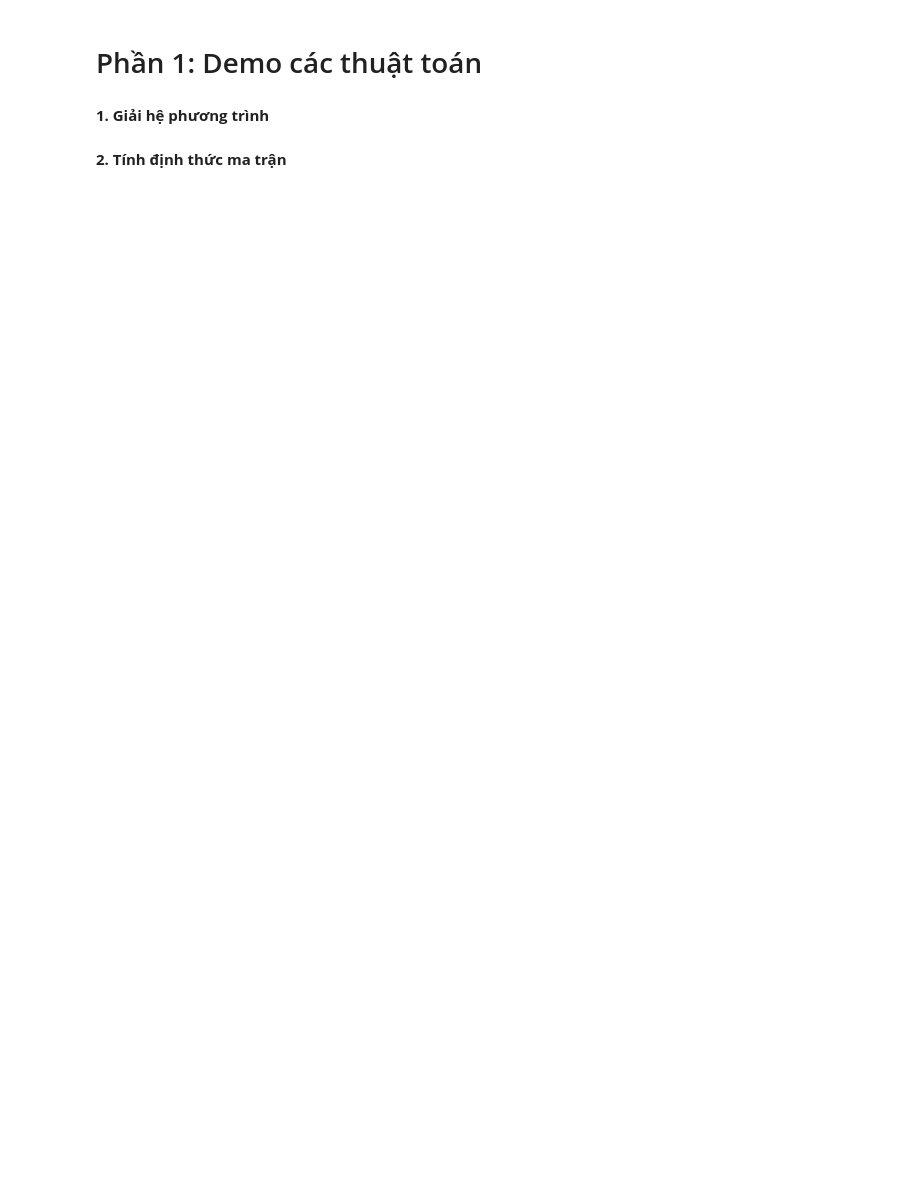
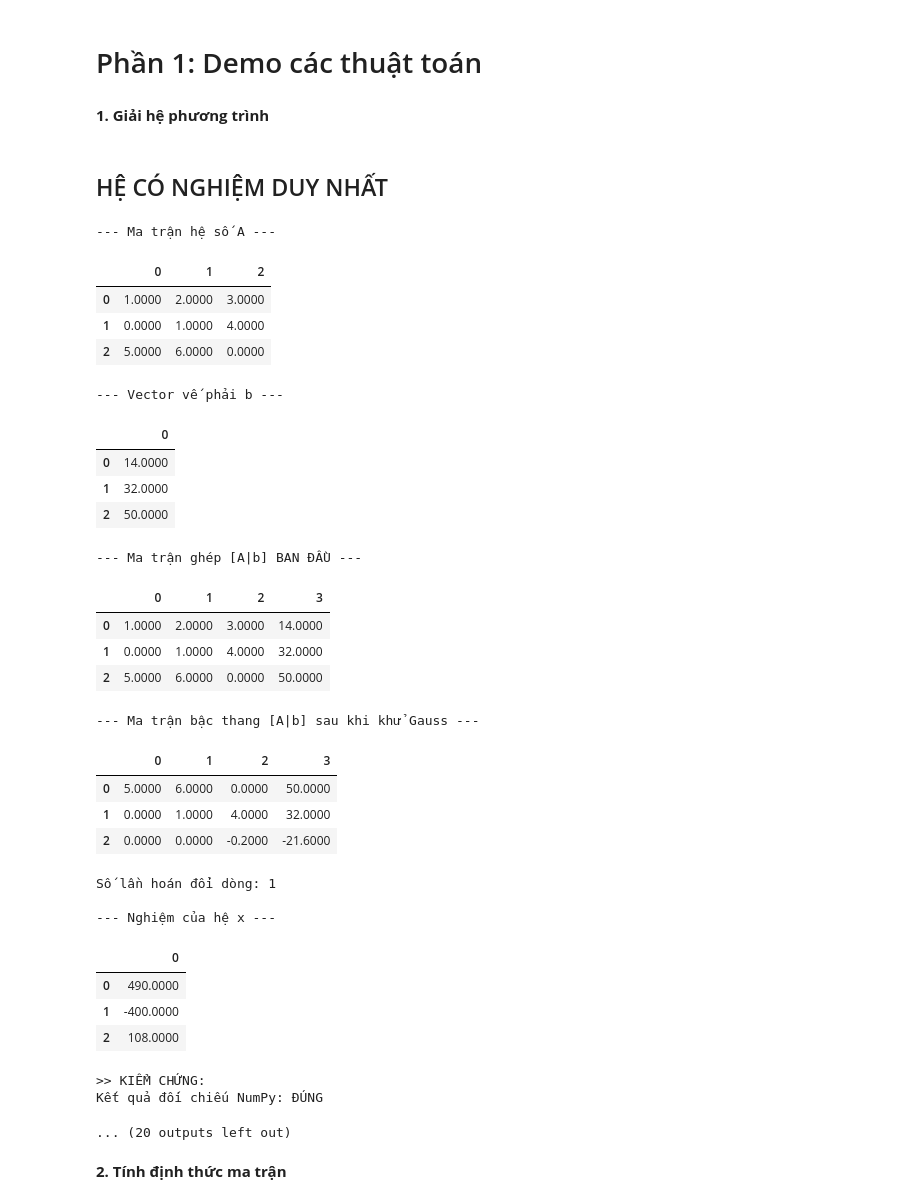
Before and after one commit to ImSoul0511/TUDTK_Project_1_Group_14_24CTT2, a Jupyter notebook: part1/part1_demo.ipynb, the cells around one changed output. Saved outputs shown, nothing was run; the diff lists cells and outputs as text; code cells hidden in the pictures; blank space fills up the shorter version.

```diff
--- a/part1/part1_demo.ipynb
+++ b/part1/part1_demo.ipynb
@@ -10,7 +30,7 @@
 # %%
 import sys, os
 import pandas as pd
-from IPython.display import display
+from IPython.display import display, Markdown
 
 current_dir = os.getcwd()
 parent_dir = os.path.dirname(current_dir)
@@ -55,7 +75,7 @@ def display_matrix(matrix, title="Matrix", cmap="coolwarm"):
 
     # 3. Xử lý riêng cho Vector 1 chiều: Ép thành 1 hàng ngang cho gọn
     if isinstance(matrix, list) and not isinstance(matrix[0], list):
-        df = pd.DataFrame([matrix])
+        df = pd.DataFrame(matrix)
 
     # 4. Khử sai số float: Đưa các số cực nhỏ (gần 0) về hẳn 0.0 để bảng sạch sẽ
     df = df.map(lambda x: 0.0 if abs(x) < EPSILON else x)
@@ -77,7 +99,7 @@ print(f"EPSILON có giá trị là: {EPSILON}")
 **1. Giải hệ phương trình**
 # %%
 
-print("\nHỆ CÓ NGHIỆM DUY NHẤT")
+display(Markdown("## HỆ CÓ NGHIỆM DUY NHẤT"))
 A1 = [[1, 2, 3],
      [0, 1, 4],
      [5, 6, 0]]
@@ -99,7 +121,7 @@ is_correct1 = verify_solution(A1, b1, sol1)
 print(f"Kết quả đối chiếu NumPy: {'ĐÚNG' if is_correct1 else 'SAI'}")
 
 
-print("\nHỆ VÔ SỐ NGHIỆM")
+display(Markdown("## HỆ VÔ SỐ NGHIỆM"))
 A2 = [[1, 2, 3],
          [2, 4, 6],
          [3, 6, 9]]
@@ -116,34 +138,66 @@ print(f"Số lần hoán đổi dòng: {swaps2}")
 print(f"Kết quả: {sol2}")
 
 print("\n>> KIỂM CHỨNG:")
 is_correct2 = verify_solution(A2, b2, sol2)
 print(f"Kết quả đối chiếu NumPy: {'ĐÚNG' if is_correct2 else 'SAI'}")
 
 
 
-print("\nHỆ VÔ NGHIỆM")
+display(Markdown("## HỆ VÔ NGHIỆM"))
 A3 = [[1, 2, 3],
          [2, 4, 6],
          [3, 6, 9]]
 b3 = [2, 4, 100]
 display_matrix(A3, "Ma trận hệ số A")
 display_matrix(b3, "Vector vế phải b")
 Ab3_init = [row + [b3[i]] for i, row in enumerate(A3)]
 display_matrix(Ab3_init, "Ma trận ghép [A|b] BAN ĐẦU")
 
 sol3 = None
 try:
     M_res3, sol3, swaps3 = gaussian_eliminate(A3, b3)
     display_matrix(M_res3, "Ma trận sau khi khử Gauss")
 except ValueError as e:
     print(f"THÔNG BÁO: {e.args[0]}")
     if len(e.args) > 1:
         M_error = e.args[1]
         display_matrix(M_error, "Ma trận [A|b] sau khi khử Gauss", cmap="Reds")
 
 print("\n>> KIỂM CHỨNG:")
 is_correct3 = verify_solution(A3, b3, sol3)
 print(f"Kết quả đối chiếu NumPy: {'ĐÚNG' if is_correct3 else 'SAI'}")
+# %% [output]
+## HỆ CÓ NGHIỆM DUY NHẤT
+--- Ma trận hệ số A ---
+|  | 0 | 1 | 2 |
+| 0 | 1.0000 | 2.0000 | 3.0000 |
+| 1 | 0.0000 | 1.0000 | 4.0000 |
+| 2 | 5.0000 | 6.0000 | 0.0000 |
+--- Vector vế phải b ---
+|  | 0 |
+| 0 | 14.0000 |
+| 1 | 32.0000 |
+| 2 | 50.0000 |
+--- Ma trận ghép [A|b] BAN ĐẦU ---
+|  | 0 | 1 | 2 | 3 |
+| 0 | 1.0000 | 2.0000 | 3.0000 | 14.0000 |
+| 1 | 0.0000 | 1.0000 | 4.0000 | 32.0000 |
+| 2 | 5.0000 | 6.0000 | 0.0000 | 50.0000 |
+--- Ma trận bậc thang [A|b] sau khi khử Gauss ---
+|  | 0 | 1 | 2 | 3 |
+| 0 | 5.0000 | 6.0000 | 0.0000 | 50.0000 |
+| 1 | 0.0000 | 1.0000 | 4.0000 | 32.0000 |
+| 2 | 0.0000 | 0.0000 | -0.2000 | -21.6000 |
+Số lần hoán đổi dòng: 1
+
+--- Nghiệm của hệ x ---
+|  | 0 |
+| 0 | 490.0000 |
+| 1 | -400.0000 |
+| 2 | 108.0000 |
+>> KIỂM CHỨNG:
+Kết quả đối chiếu NumPy: ĐÚNG
+... (20 outputs left out)
 # %% [markdown]
 **2. Tính định thức ma trận**
 # %%
```
Also changed, not shown: parts of 11 cells of this notebook, 2 other files.
